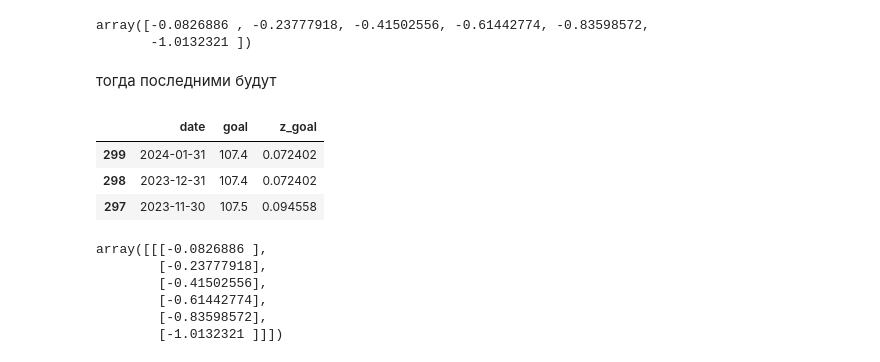
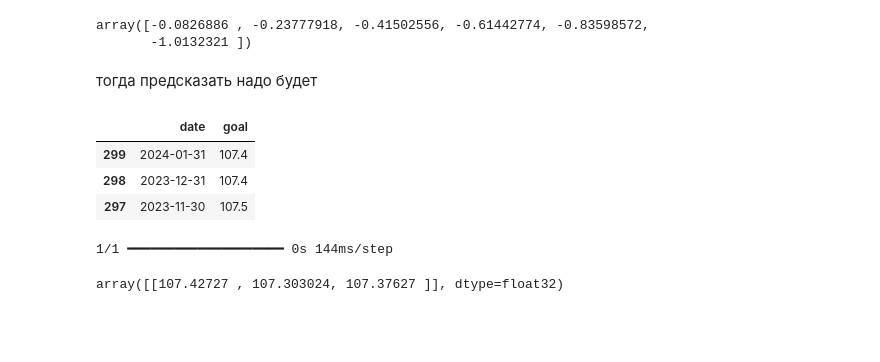
Before and after one commit to MishaAnikutin/regression-for-vavt, a Jupyter notebook: research/Базовая модель RNN GRU.ipynb, the cells around one changed output. Cells and saved outputs as stored; diff of their text form; code cells hidden in the pictures; blank space fills up the shorter version.

```diff
--- a/research/Базовая модель RNN GRU.ipynb
+++ b/research/Базовая модель RNN GRU.ipynb
@@ -180,22 +177,19 @@ pred_last_x
 array([-0.0826886 , -0.23777918, -0.41502556, -0.61442774, -0.83598572,
        -1.0132321 ])
 # %% [markdown]
-тогда последними будут
+тогда предсказать надо будет
 # %%
-df.iloc[3:6]
+df[['date', 'goal']].iloc[3:6]
 # %% [output]
-|  | date | goal | z_goal |
-| 299 | 2024-01-31 | 107.4 | 0.072402 |
-| 298 | 2023-12-31 | 107.4 | 0.072402 |
-| 297 | 2023-11-30 | 107.5 | 0.094558 |
+|  | date | goal |
+| 299 | 2024-01-31 | 107.4 |
+| 298 | 2023-12-31 | 107.4 |
+| 297 | 2023-11-30 | 107.5 |
 # %%
 x = np.array([pred_last_x])
 x = np.reshape(x, (x.shape[0], ModelConfig.lookback, 1))
-x
+
+z_transformer.inverse_transform(model.predict(x))
 # %% [output]
-array([[[-0.0826886 ],
-        [-0.23777918],
-        [-0.41502556],
-        [-0.61442774],
-        [-0.83598572],
-        [-1.0132321 ]]])
+1/1 ━━━━━━━━━━━━━━━━━━━━ 0s 144ms/step
+array([[107.42727 , 107.303024, 107.37627 ]], dtype=float32)
```
Also changed, not shown: parts of 9 cells of this notebook.
